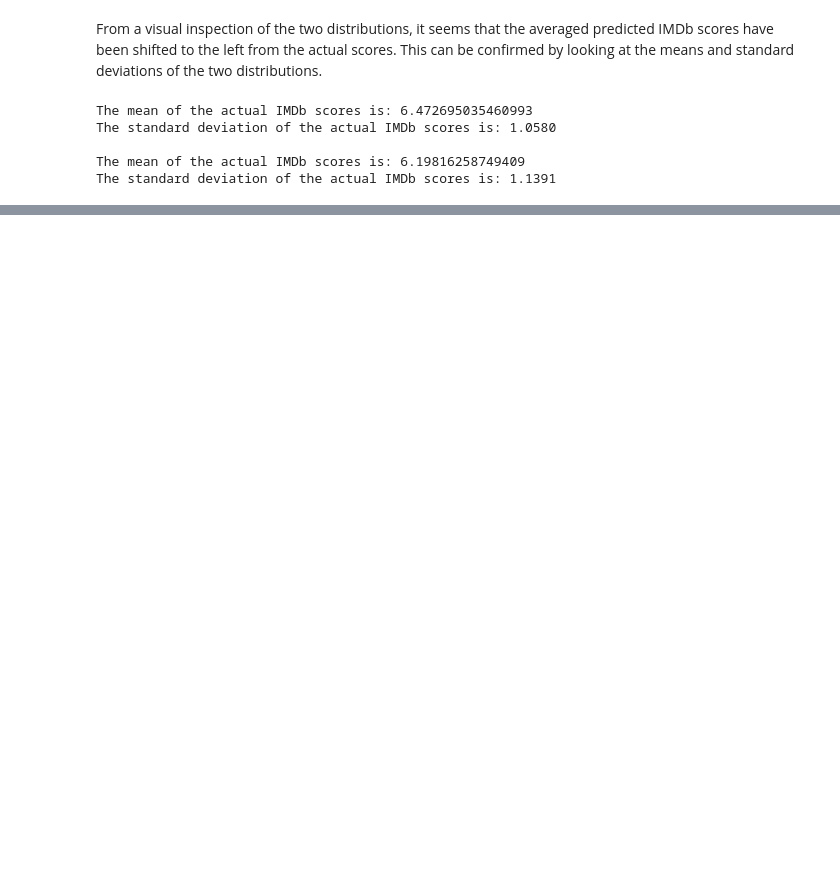
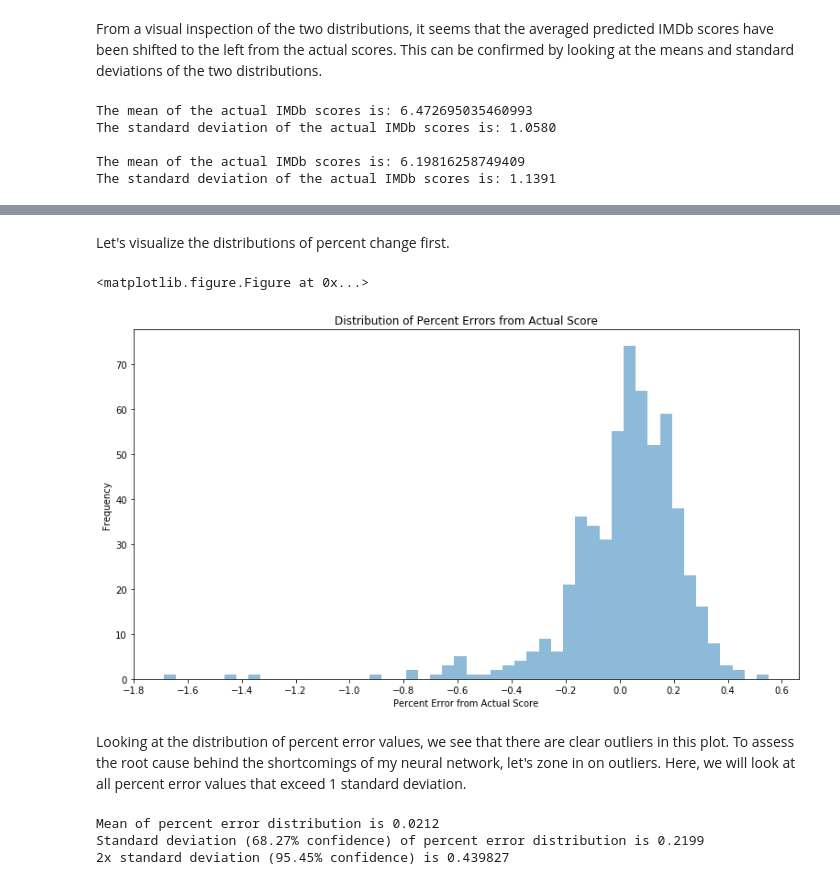
Before and after one commit to gestalt-howard/IMDb_Predictor, a Jupyter notebook: imdb_analysis.ipynb, the cells around one changed output, grey strips where cells are left out. Drawn from its saved outputs; the diff is of its cells as text; code cells hidden in the pictures; blank space fills up the shorter version.

```diff
--- a/imdb_analysis.ipynb
+++ b/imdb_analysis.ipynb
@@ -168,0 +226,28 @@ Overachiving status:
+# %% [markdown]
+Let's visualize the distributions of percent change first.
+# %%
+# Visualize the distribution of percent changes
+plt.clf();
+plt.figure(figsize = (13, 7));
+master_df.percent_error.hist(alpha=0.5, bins=50, grid=False)
+plt.xticks(np.arange(-1.8, 0.7, step = 0.2));
+plt.title('Distribution of Percent Errors from Actual Score');
+plt.xlabel('Percent Error from Actual Score');
+plt.ylabel('Frequency');
+plt.show()
+# %% [output]
+<matplotlib.figure.Figure at 0x...>
+[figure, added]
+# %% [markdown]
+Looking at the distribution of percent error values, we see that there are clear outliers in this plot. To assess the root cause behind the shortcomings of my neural network, let's zone in on outliers. Here, we will look at all percent error values that exceed 1 standard deviation.
+# %%
+# Find average and standard deviation for percent error distribution
+pe_mean = master_df.percent_error.mean(axis=0)
+pe_std = master_df.percent_error.std(axis=0)
+print 'Mean of percent error distribution is %.4f' % pe_mean
+print 'Standard deviation (68.27%% confidence) of percent error distribution is %.4f' % pe_std
+print '2x standard deviation (95.45%% confidence) is %4f\n' % (pe_std * 2)
+# %% [output]
+Mean of percent error distribution is 0.0212
+Standard deviation (68.27% confidence) of percent error distribution is 0.2199
+2x standard deviation (95.45% confidence) is 0.439827
```
Also changed, not shown: parts of 34 cells of this notebook, 2 other files.
